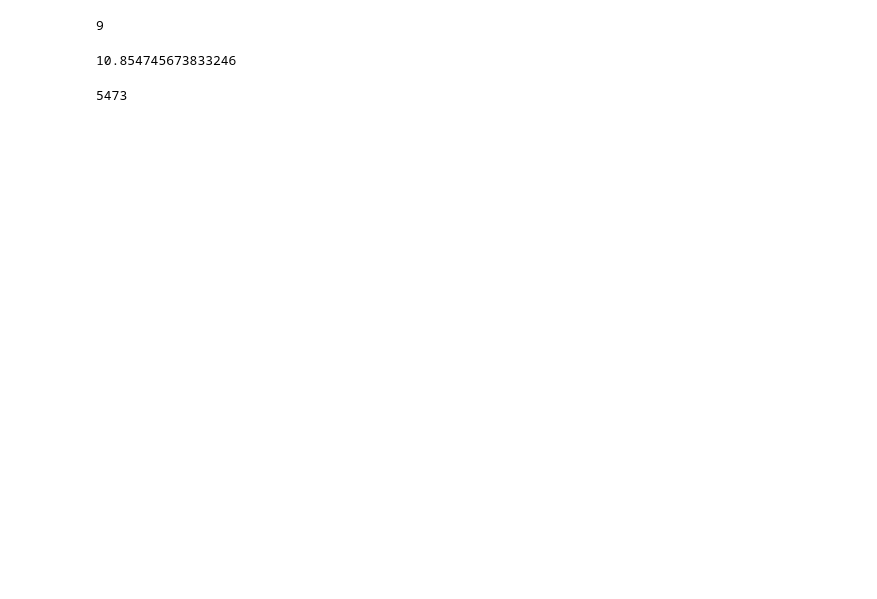
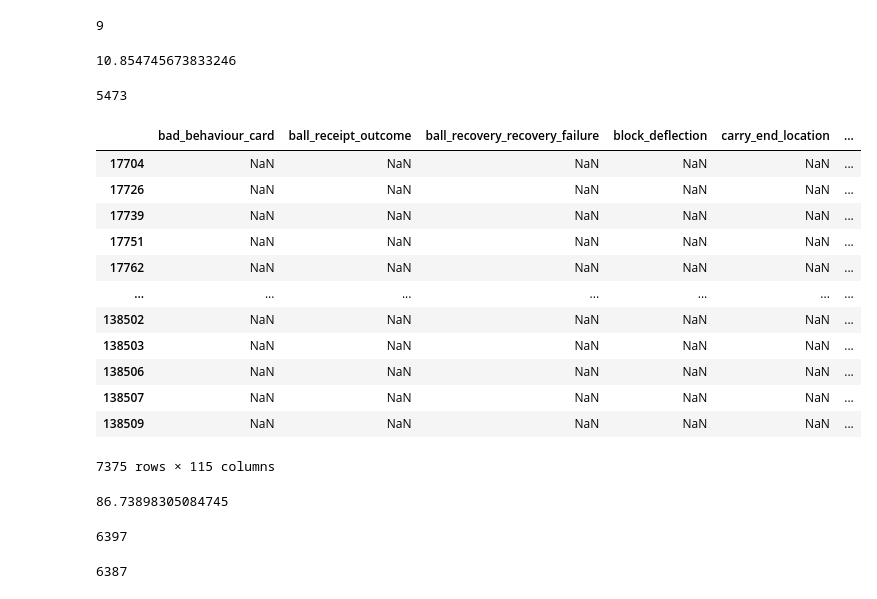
Before and after one commit to Germiprogramer/TFG-Agente-de-Scouting, a Jupyter notebook: funciones.ipynb, the cells around one changed output. Cells and saved outputs as stored; diff of their text form; code cells hidden in the pictures; blank space fills up the shorter version.

```diff
--- a/funciones.ipynb
+++ b/funciones.ipynb
@@ -724,3 +759,20 @@ porcentaje_pases_pie_derecho(messi)
 messi['pass_body_part'].isnull().sum()
 # %% [output]
 5473
+# %%
+messi_filtrado = messi[~messi['pass_outcome'].isin(['Unknown', 'Injury Clearance'])]
+messi_filtrado
+# %% [output]
+|  | bad_behaviour_card | ball_receipt_outcome | ball_recovery_recovery_failure | block_deflection | carry_end_location | ... |
+| 17704 | NaN | NaN | NaN | NaN | NaN | ... |
+| 17726 | NaN | NaN | NaN | NaN | NaN | ... |
+| 17739 | NaN | NaN | NaN | NaN | NaN | ... |
+| 17751 | NaN | NaN | NaN | NaN | NaN | ... |
+| 17762 | NaN | NaN | NaN | NaN | NaN | ... |
+| ... | ... | ... | ... | ... | ... | ... |
+| 138502 | NaN | NaN | NaN | NaN | NaN | ... |
+| 138503 | NaN | NaN | NaN | NaN | NaN | ... |
+| 138506 | NaN | NaN | NaN | NaN | NaN | ... |
+| 138507 | NaN | NaN | NaN | NaN | NaN | ... |
+| 138509 | NaN | NaN | NaN | NaN | NaN | ... |
+7375 rows × 115 columns
@@ -726,0 +808,12 @@ messi['pass_body_part'].isnull().sum()
+# %%
+porcentaje_pases_en_campo_rival(messi)
+# %% [output]
+86.73898305084745
+# %%
+pases_en_campo_rival(messi)
+# %% [output]
+6397
+# %%
+pases_en_campo_propio(messi)
+# %% [output]
+6387
```
Also changed, not shown: parts of 19 cells of this notebook.
